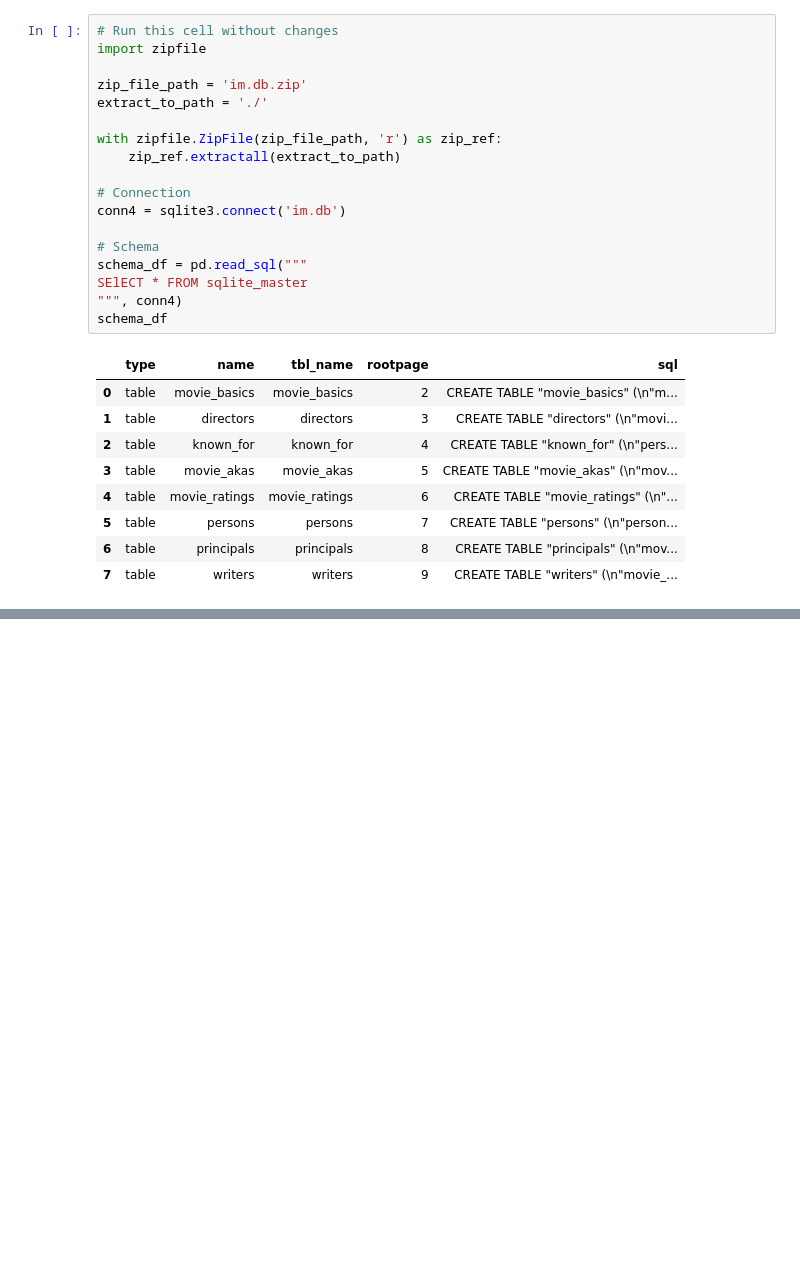
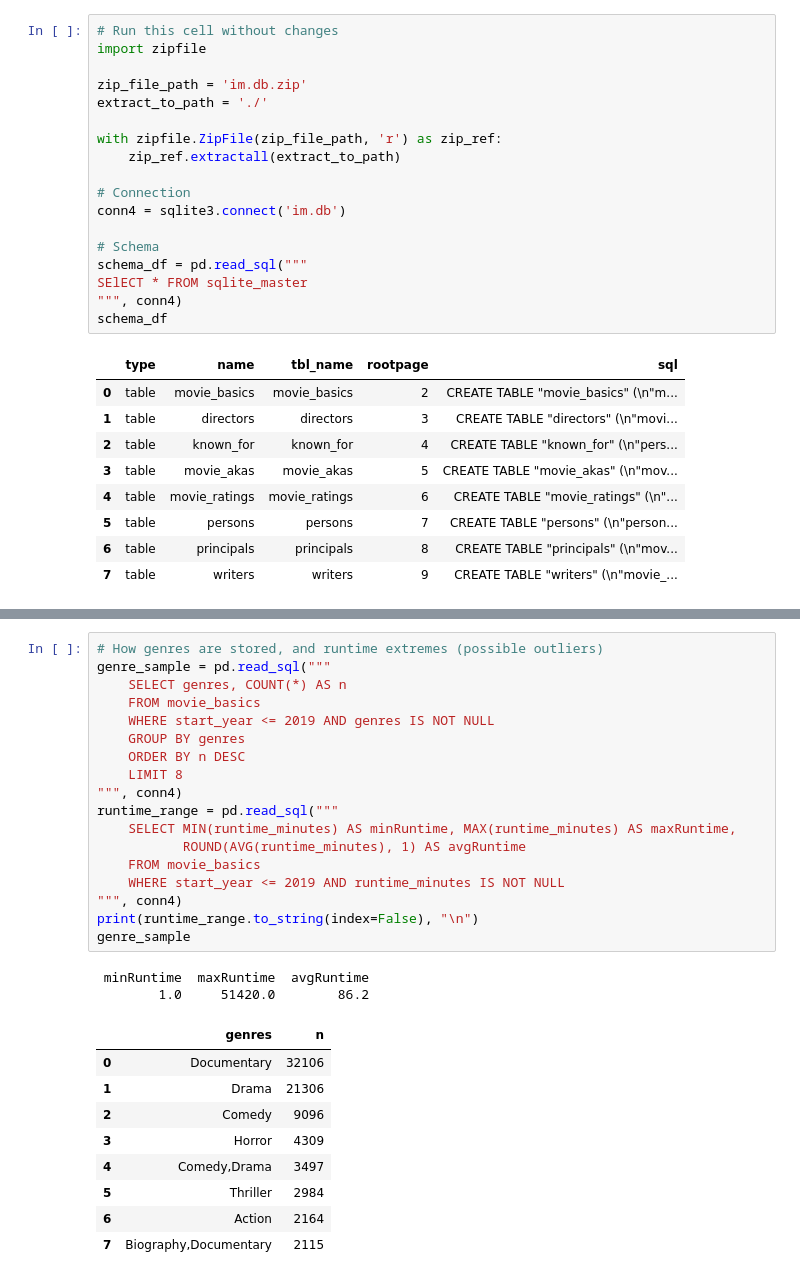
Before and after one commit to AtTieFighter23/dsc-sql-summative-lab, a Jupyter notebook: SQLSummativeLab.ipynb, the cells around one changed output, grey strips where cells are left out. Cells and saved outputs as stored; diff of their text form; blank space fills up the shorter version.

```diff
--- a/SQLSummativeLab.ipynb
+++ b/SQLSummativeLab.ipynb
@@ -556,0 +602,30 @@ None
+# %%
+# How genres are stored, and runtime extremes (possible outliers)
+genre_sample = pd.read_sql("""
+    SELECT genres, COUNT(*) AS n
+    FROM movie_basics
+    WHERE start_year <= 2019 AND genres IS NOT NULL
+    GROUP BY genres
+    ORDER BY n DESC
+    LIMIT 8
+""", conn4)
+runtime_range = pd.read_sql("""
+    SELECT MIN(runtime_minutes) AS minRuntime, MAX(runtime_minutes) AS maxRuntime,
+           ROUND(AVG(runtime_minutes), 1) AS avgRuntime
+    FROM movie_basics
+    WHERE start_year <= 2019 AND runtime_minutes IS NOT NULL
+""", conn4)
+print(runtime_range.to_string(index=False), "\n")
+genre_sample
+# %% [output]
+ minRuntime  maxRuntime  avgRuntime
+        1.0     51420.0        86.2
+|  | genres | n |
+| 0 | Documentary | 32106 |
+| 1 | Drama | 21306 |
+| 2 | Comedy | 9096 |
+| 3 | Horror | 4309 |
+| 4 | Comedy,Drama | 3497 |
+| 5 | Thriller | 2984 |
+| 6 | Action | 2164 |
+| 7 | Biography,Documentary | 2115 |
```
Also changed, not shown: parts of 10 cells of this notebook.
